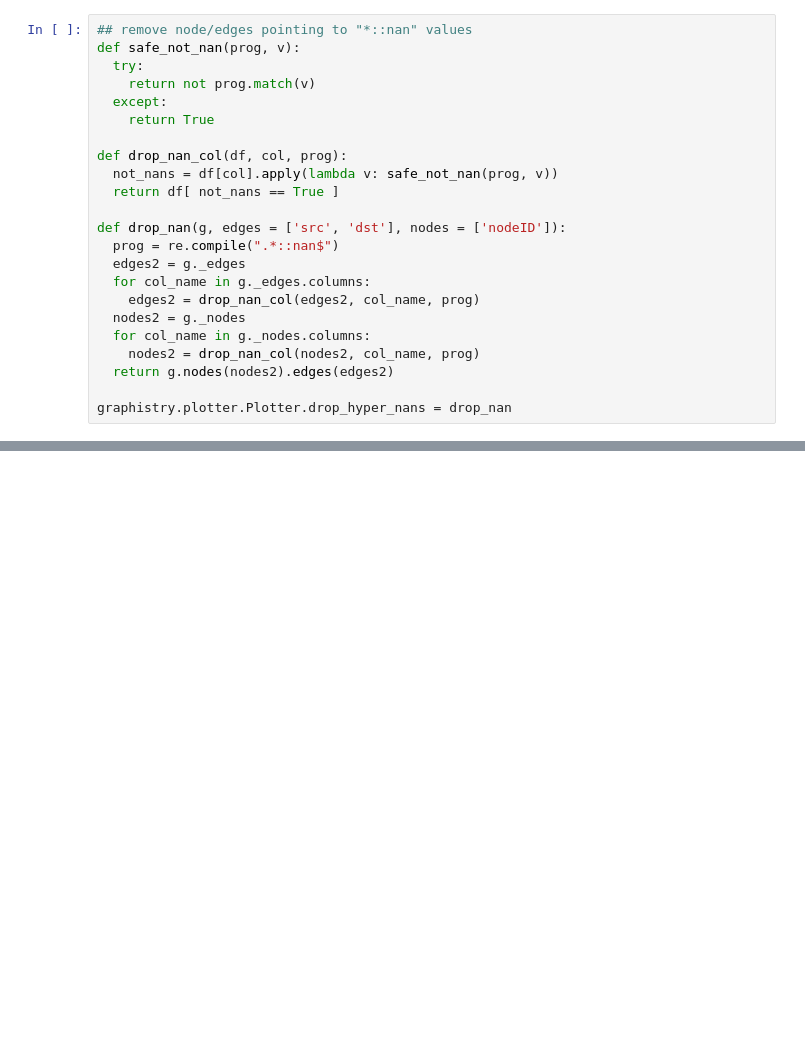
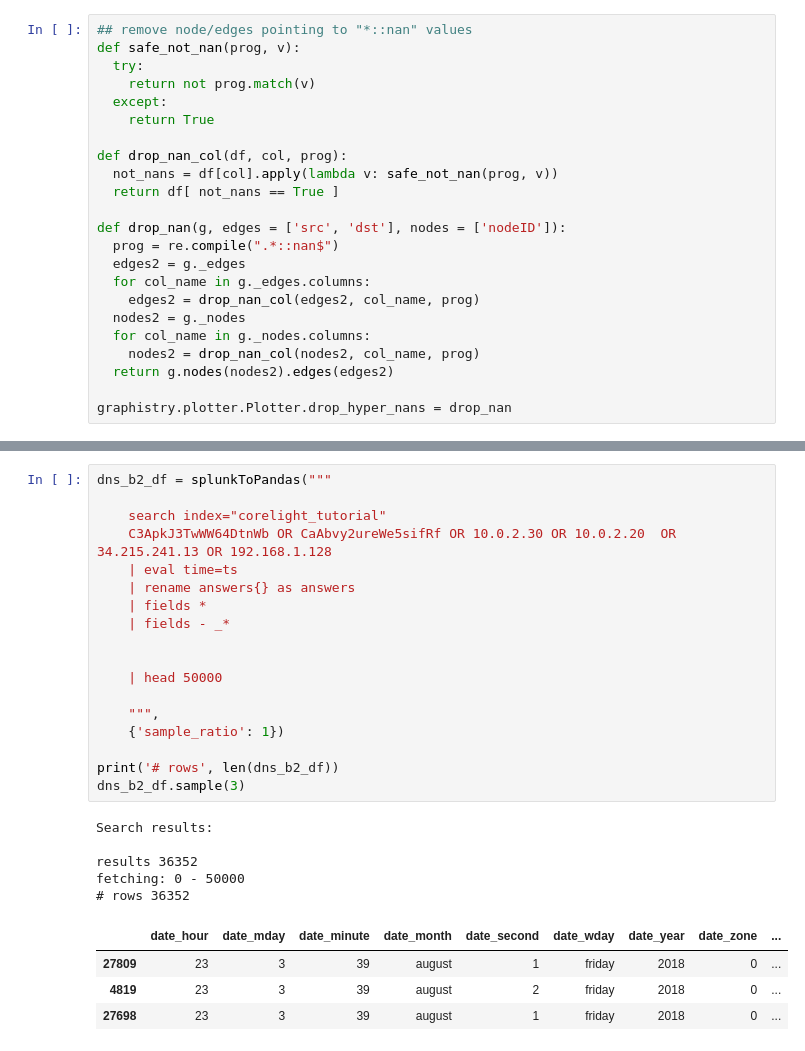
Before and after one commit to graphistry/pygraphistry, a Jupyter notebook: demos/demos_by_use_case/logs/network-threat-hunting-masterclass-zeek-bro/graphistry_corelight_webinar.ipynb, the cells around one changed output, grey strips where cells are left out. Cells and saved outputs as stored; diff of their text form; blank space fills up the shorter version.

```diff
--- a/demos/demos_by_use_case/logs/network-threat-hunting-masterclass-zeek-bro/graphistry_corelight_webinar.ipynb
+++ b/demos/demos_by_use_case/logs/network-threat-hunting-masterclass-zeek-bro/graphistry_corelight_webinar.ipynb
@@ -554,0 +639,28 @@ WARNING:  Attribute "conn_state" bound to _edge_title does not exist.
+# %%
+dns_b2_df = splunkToPandas("""
+
+    search index="corelight_tutorial"
+    C3ApkJ3TwWW64DtnWb OR CaAbvy2ureWe5sifRf OR 10.0.2.30 OR 10.0.2.20  OR 34.215.241.13 OR 192.168.1.128
+    | eval time=ts
+    | rename answers{} as answers
+    | fields *
+    | fields - _*
+
+
+    | head 50000
+
+    """,
+    {'sample_ratio': 1})
+
+print('# rows', len(dns_b2_df))
+dns_b2_df.sample(3)
+# %% [output]
+Search results:
+
+results 36352
+fetching: 0 - 50000
+# rows 36352
+|  | date_hour | date_mday | date_minute | date_month | date_second | date_wday | date_year | date_zone | ... |
+| 27809 | 23 | 3 | 39 | august | 1 | friday | 2018 | 0 | ... |
+| 4819 | 23 | 3 | 39 | august | 2 | friday | 2018 | 0 | ... |
+| 27698 | 23 | 3 | 39 | august | 1 | friday | 2018 | 0 | ... |
```
Also changed, not shown: parts of 55 cells of this notebook.
